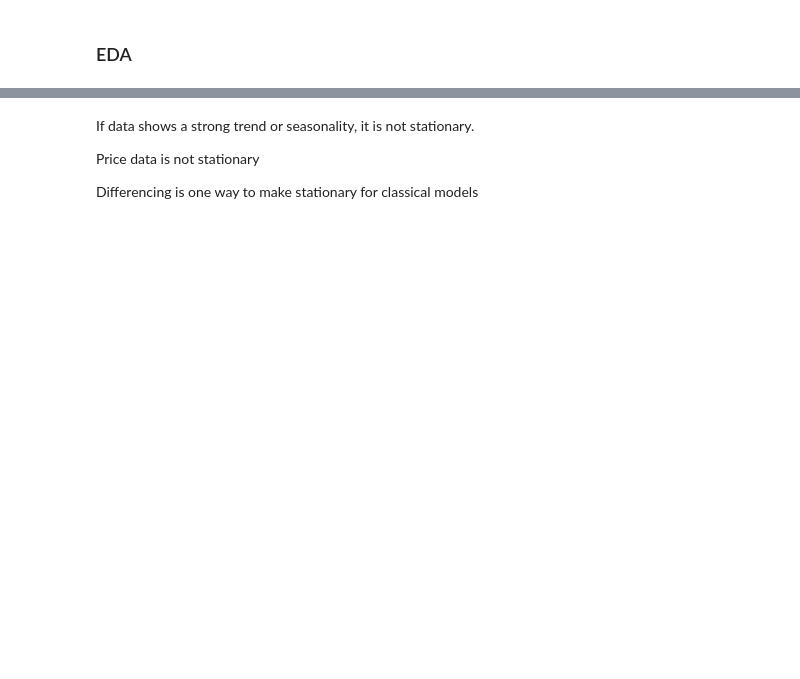
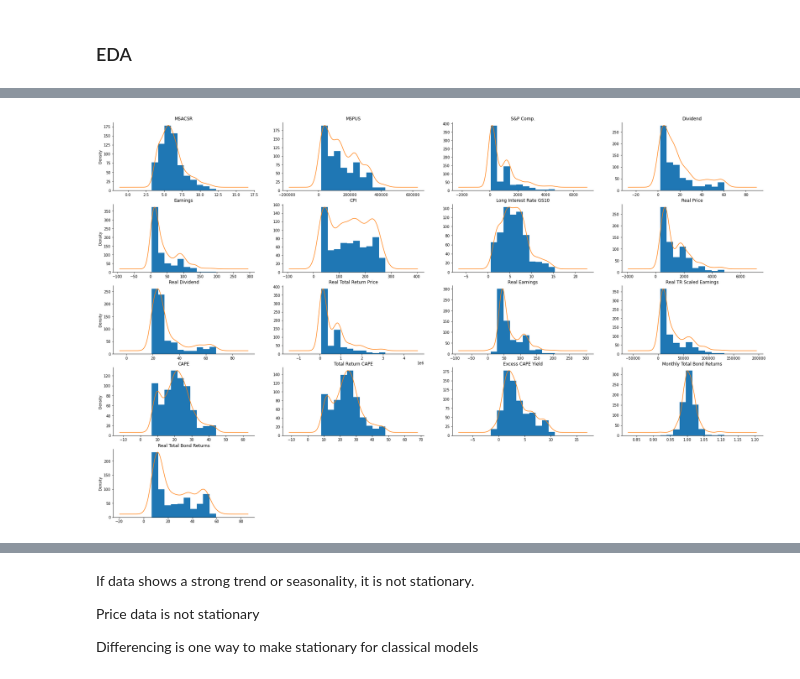
Before and after one commit to hsdistefa/mas-thesis, a Jupyter notebook: EDA.ipynb, the cells around one changed output, grey strips where cells are left out. Drawn from its saved outputs; the diff is of its cells as text; code cells hidden in the pictures; blank space fills up the shorter version.

```diff
--- a/EDA.ipynb
+++ b/EDA.ipynb
@@ -391,0 +423,34 @@ df.head(12)
+# %%
+# Plot KDE Plots of all features before transforms
+
+def plot_all_cols_kde(df):
+    plot_df = df.copy()
+    plot_df = plot_df.drop(['DATE'], axis='columns')
+
+    fig, axes = plt.subplots(5, 4, figsize=(32, 20))
+    for i, (name, col) in enumerate(plot_df.iteritems()):
+        row_i = i // 4
+        col_i = i % 4
+        ax = axes[row_i, col_i]
+        col.hist(ax=ax)
+        ax2 = col.plot.kde(ax=ax, secondary_y=True, title=name)
+        # Remove some lines and labels for cleaner look
+        if col_i != 0:  # Remove y label if not first in row for cleaner look
+            ax.set_ylabel('')
+            ax2.set_ylabel('')
+        ax2.axes.get_xaxis().set_visible(False)
+        ax2.axes.get_yaxis().set_visible(False)
+        for axis in [ax, ax2]:
+            for spine in ['top', 'right']:
+                axis.spines[spine].set_visible(False)
+
+    # Delete empty plots
+    fig.delaxes(axes[4][1])
+    fig.delaxes(axes[4][2])
+    fig.delaxes(axes[4][3])
+
+plot_all_cols_kde(df)
+plt.savefig('figures/all_features_kdeplot.png', bbox_inches='tight')
+plt.show()
+# %% [output]
+[figure, added]
```
Also changed, not shown: parts of 13 cells of this notebook, 5 other files.
